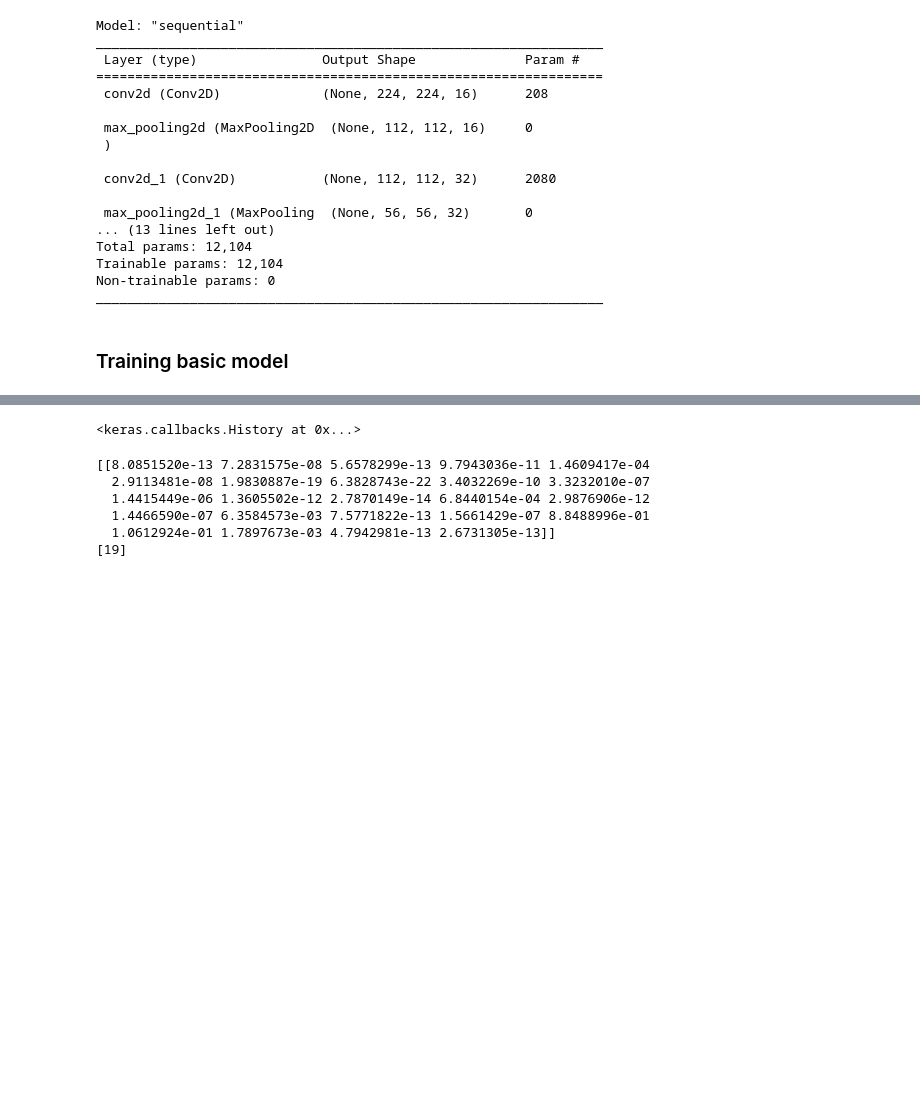
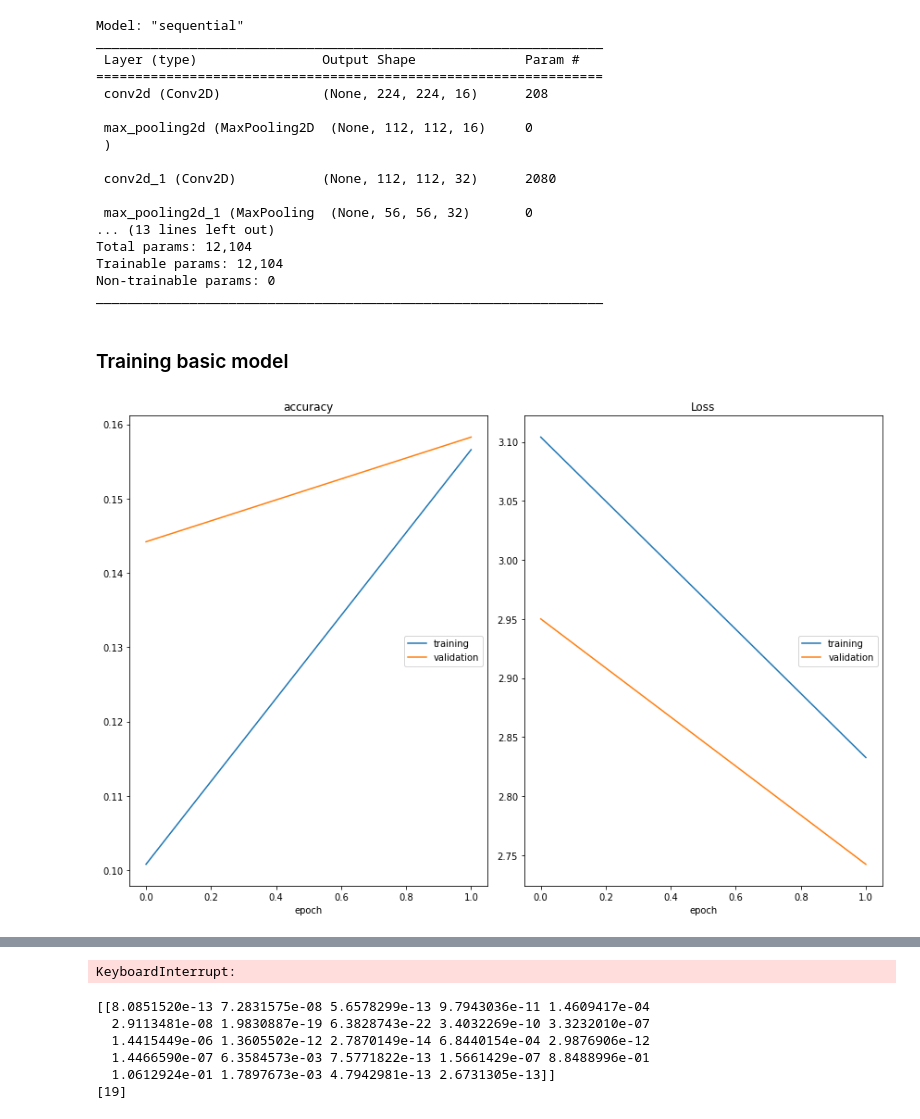
Before and after one commit to mir-rahsin-mulk/ASL-fingerspelling, a Jupyter notebook: ASLPython/asl_recognition.ipynb, the cells around one changed output, grey strips where cells are left out. Cells and saved outputs as stored; diff of their text form; code cells hidden in the pictures; blank space fills up the shorter version.

Commit message:
fix basic model so it trains with training data, add some generated models

```diff
--- a/ASLPython/asl_recognition.ipynb
+++ b/ASLPython/asl_recognition.ipynb
@@ -208,15 +211,17 @@ model.compile(optimizer='rmsprop', loss='categorical_crossentropy', metrics=['ac
 # %%
 from keras.callbacks import ModelCheckpoint
 
-epochs = 16
+epochs = 32
 
 # Create a saved models directory
 if not os.path.exists(models_dir):
     os.makedirs(models_dir)
 
 checkpointer = ModelCheckpoint(filepath=f'{models_dir}/weights.best.from_scratch.hdf5',
                                verbose=1, save_best_only=True)
 
-model.fit(test_tensors, test_targets,
-          epochs=epochs, batch_size=20, callbacks=[checkpointer], verbose=1)
+model.fit(train_tensors, train_targets,
+          validation_data=(valid_tensors, valid_targets),
+          epochs=epochs, batch_size=20, callbacks=[checkpointer, PlotLossesKeras()], verbose=1)
 # %% [output]
+[figure, added]
@@ -240,4 +236,4 @@ Epoch 16/16
-<keras.callbacks.History at 0x...>
+KeyboardInterrupt:
 # %%
 model.save("basic_h5_model_epoch16.h5")
 # %%
```
Also changed, not shown: parts of 14 cells of this notebook, 7 other files.
